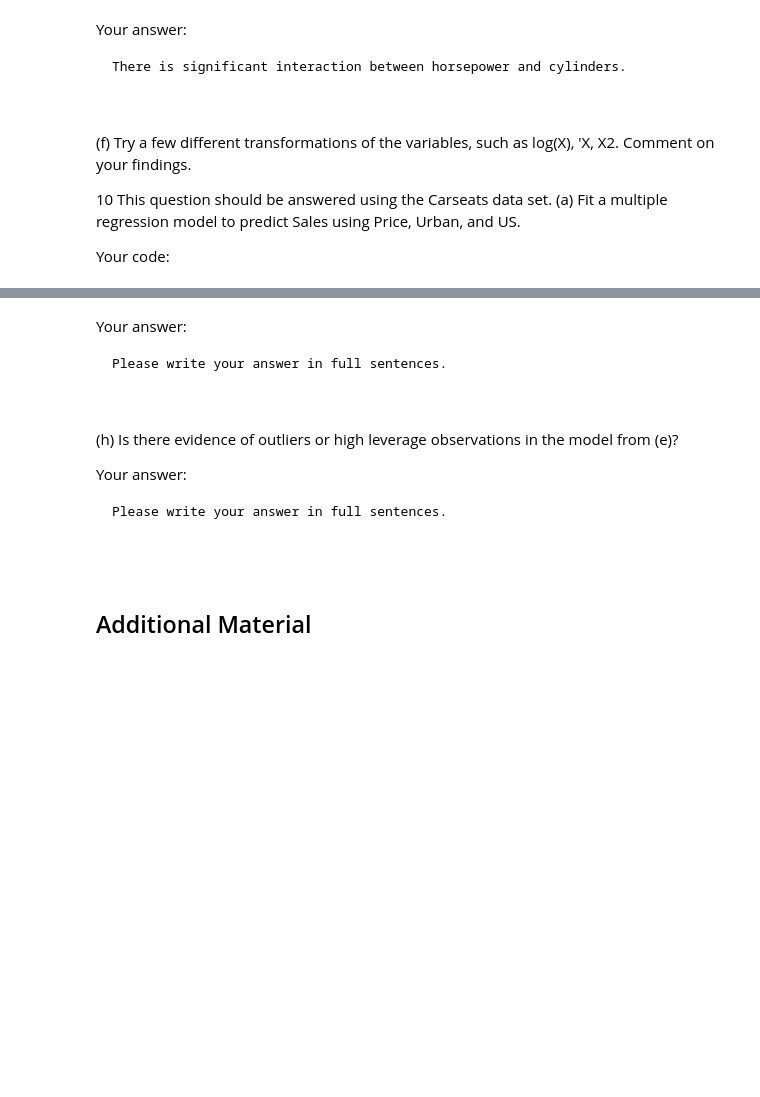
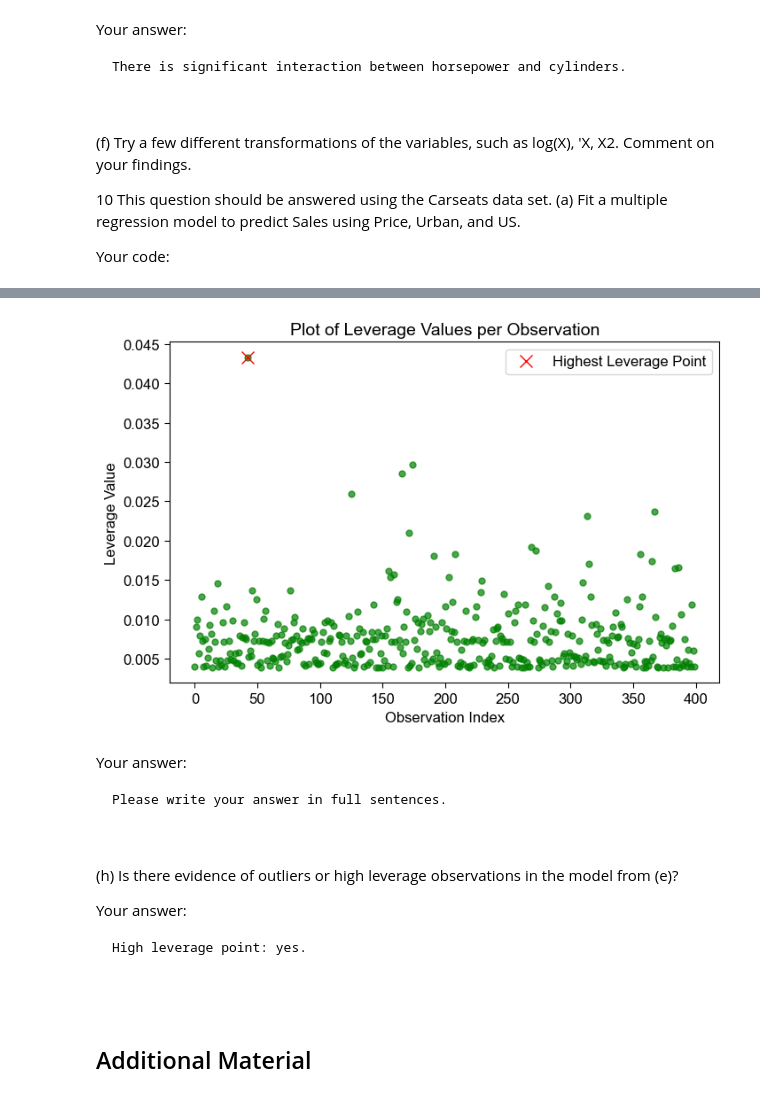
Before and after one commit to BU-MSSP-Classroom/ma679-spring2024-01-linear-regression-yuyangsun28k, a Jupyter notebook: Ch3_Regression_Python.ipynb, the cells around one changed output, grey strips where cells are left out. Saved outputs shown, nothing was run; the diff lists cells and outputs as text; code cells hidden in the pictures; blank space fills up the shorter version.

```diff
--- a/Ch3_Regression_Python.ipynb
+++ b/Ch3_Regression_Python.ipynb
@@ -1120,3 +1200,19 @@ Your code:
+# %%
+influence = ols2.get_influence()
+leverage_vals = influence.hat_matrix_diag
+
+fig, ax = plt.subplots(figsize=(8, 5))
+ax.plot(leverage_vals, 'o', markersize=5, color='green', alpha=0.7)
+ax.set_xlabel('Observation Index', fontsize=12)
+ax.set_ylabel('Leverage Value', fontsize=12)
+ax.set_title('Plot of Leverage Values per Observation', fontsize=14)
+max_leverage_idx = np.argmax(leverage_vals)
+ax.plot(max_leverage_idx, leverage_vals[max_leverage_idx], 'rx', markersize=10, label='Highest Leverage Point')
+ax.legend()
+
+plt.show()
+# %% [output]
+[figure, added]
 # %% [markdown]
 Your answer:
 
@@ -1132,7 +1228,7 @@ Please write your answer in full sentences.
 Your answer:
 
 ~~~
-Please write your answer in full sentences.
+High leverage point: yes.
 
 
 ~~~
```
Also changed, not shown: parts of 9 cells of this notebook.
